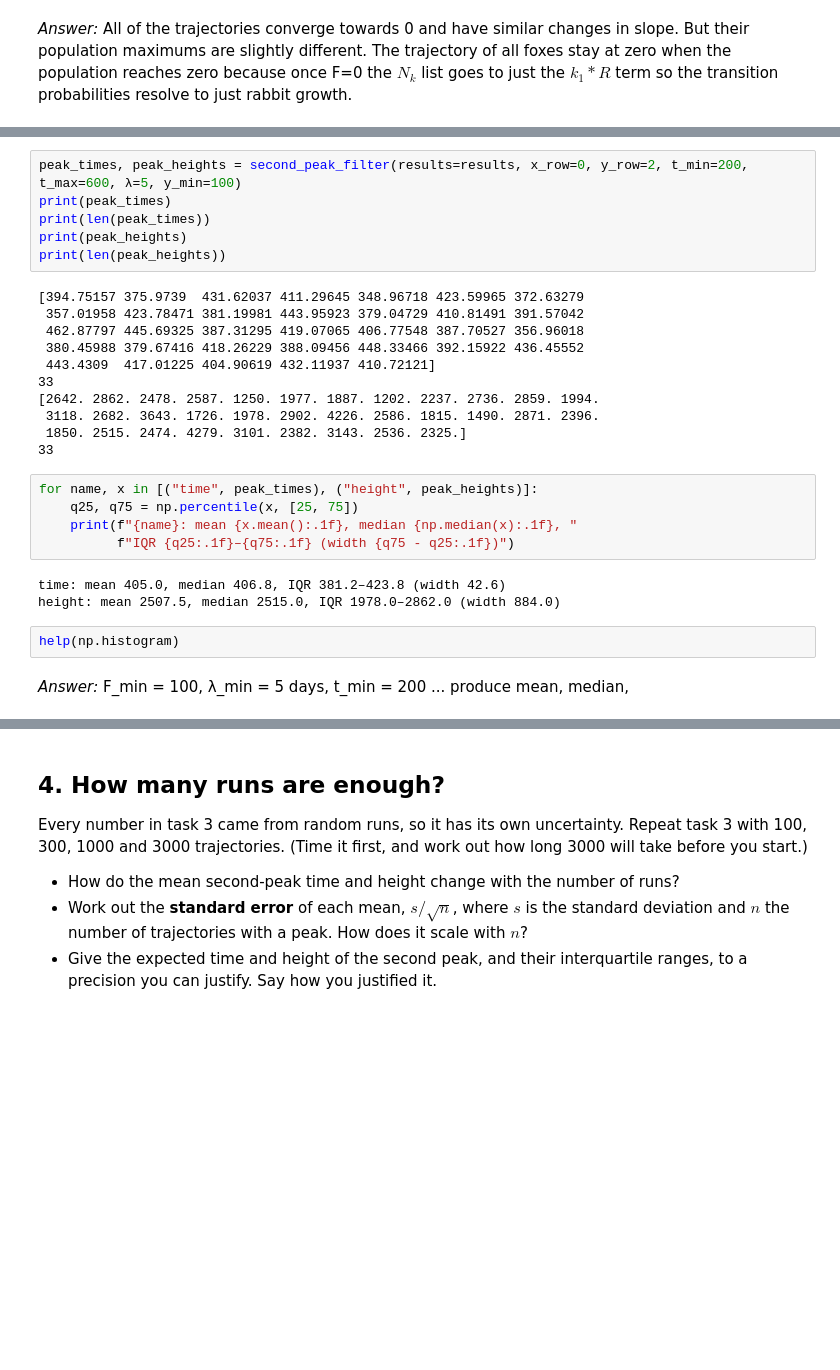
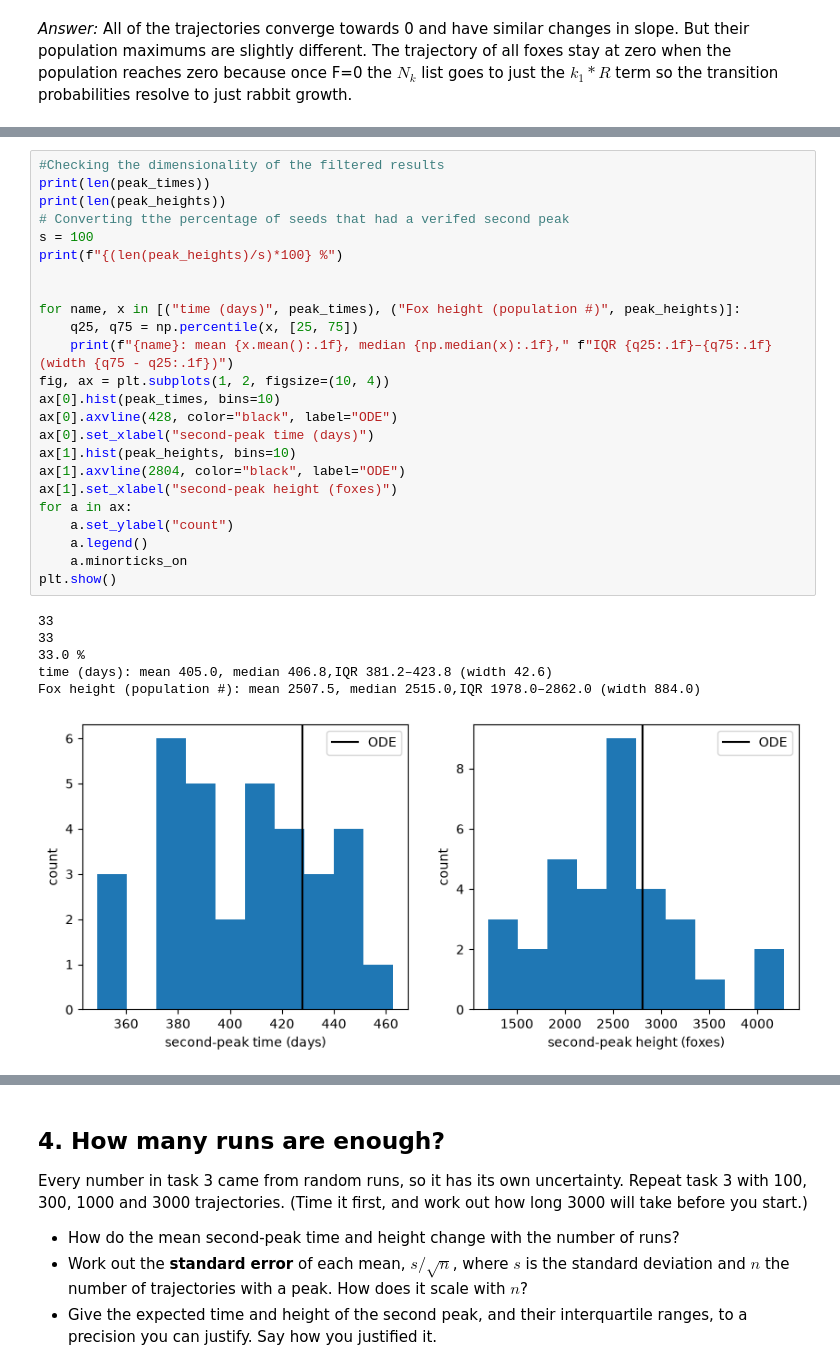
Before and after one commit to mitchellmlibby/kinetic-monte-carlo, a Jupyter notebook: rabbits-and-foxes-kmc.ipynb, the cells around one changed output, grey strips where cells are left out. Cells and saved outputs as stored; diff of their text form; blank space fills up the shorter version.

```diff
--- a/rabbits-and-foxes-kmc.ipynb
+++ b/rabbits-and-foxes-kmc.ipynb
@@ -331,29 +354,31 @@ def second_peak_filter(results, x_row, y_row, t_min, t_max, λ, y_min):
 # %%
-peak_times, peak_heights = second_peak_filter(results=results, x_row=0, y_row=2, t_min=200, t_max=600, λ=5, y_min=100)
-print(peak_times)
+#Checking the dimensionality of the filtered results
 print(len(peak_times))
-print(peak_heights)
 print(len(peak_heights))
+# Converting tthe percentage of seeds that had a verifed second peak
+s = 100
+print(f"{(len(peak_heights)/s)*100} %")
+
+
+for name, x in [("time (days)", peak_times), ("Fox height (population #)", peak_heights)]:
+    q25, q75 = np.percentile(x, [25, 75])
+    print(f"{name}: mean {x.mean():.1f}, median {np.median(x):.1f}," f"IQR {q25:.1f}–{q75:.1f} (width {q75 - q25:.1f})")
+fig, ax = plt.subplots(1, 2, figsize=(10, 4))
+ax[0].hist(peak_times, bins=10)
+ax[0].axvline(428, color="black", label="ODE")
+ax[0].set_xlabel("second-peak time (days)")
+ax[1].hist(peak_heights, bins=10)
+ax[1].axvline(2804, color="black", label="ODE")
+ax[1].set_xlabel("second-peak height (foxes)")
+for a in ax:
+    a.set_ylabel("count")
+    a.legend()
+    a.minorticks_on
+plt.show()
 # %% [output]
-[394.75157 375.9739  431.62037 411.29645 348.96718 423.59965 372.63279
- 357.01958 423.78471 381.19981 443.95923 379.04729 410.81491 391.57042
- 462.87797 445.69325 387.31295 419.07065 406.77548 387.70527 356.96018
- 380.45988 379.67416 418.26229 388.09456 448.33466 392.15922 436.45552
- 443.4309  417.01225 404.90619 432.11937 410.72121]
 33
-[2642. 2862. 2478. 2587. 1250. 1977. 1887. 1202. 2237. 2736. 2859. 1994.
- 3118. 2682. 3643. 1726. 1978. 2902. 4226. 2586. 1815. 1490. 2871. 2396.
- 1850. 2515. 2474. 4279. 3101. 2382. 3143. 2536. 2325.]
 33
+33.0 %
+time (days): mean 405.0, median 406.8,IQR 381.2–423.8 (width 42.6)
+Fox height (population #): mean 2507.5, median 2515.0,IQR 1978.0–2862.0 (width 884.0)
+[figure, added]
-# %%
-for name, x in [("time", peak_times), ("height", peak_heights)]:
-    q25, q75 = np.percentile(x, [25, 75])
-    print(f"{name}: mean {x.mean():.1f}, median {np.median(x):.1f}, "
-          f"IQR {q25:.1f}–{q75:.1f} (width {q75 - q25:.1f})")
-# %% [output]
-time: mean 405.0, median 406.8, IQR 381.2–423.8 (width 42.6)
-height: mean 2507.5, median 2515.0, IQR 1978.0–2862.0 (width 884.0)
-# %%
-help(np.histogram)
-# %% [markdown]
-*Answer:*  F_min = 100, λ_min = 5 days, t_min = 200 ... produce mean, median,
```
Also changed, not shown: parts of 10 cells of this notebook.
